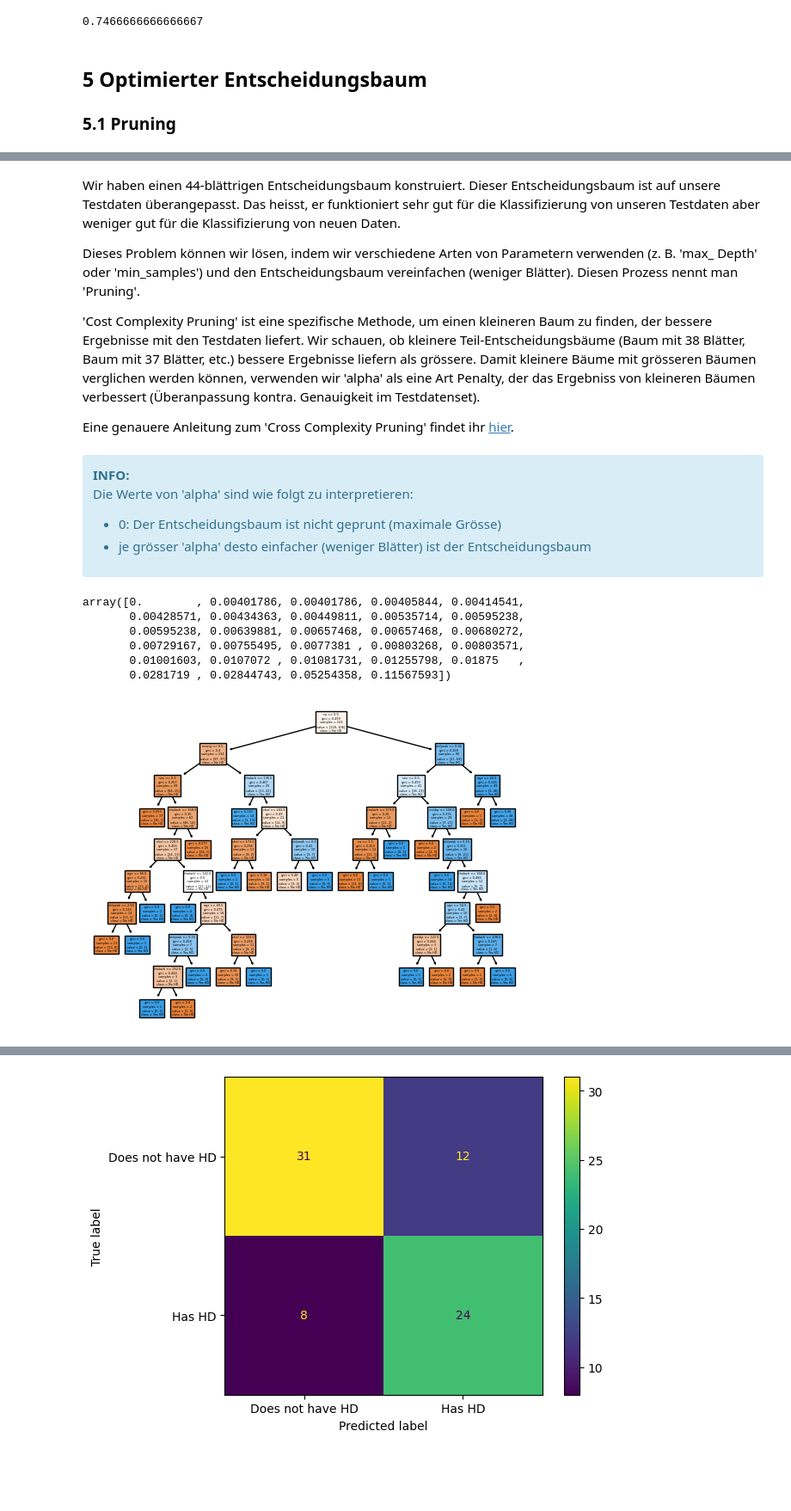
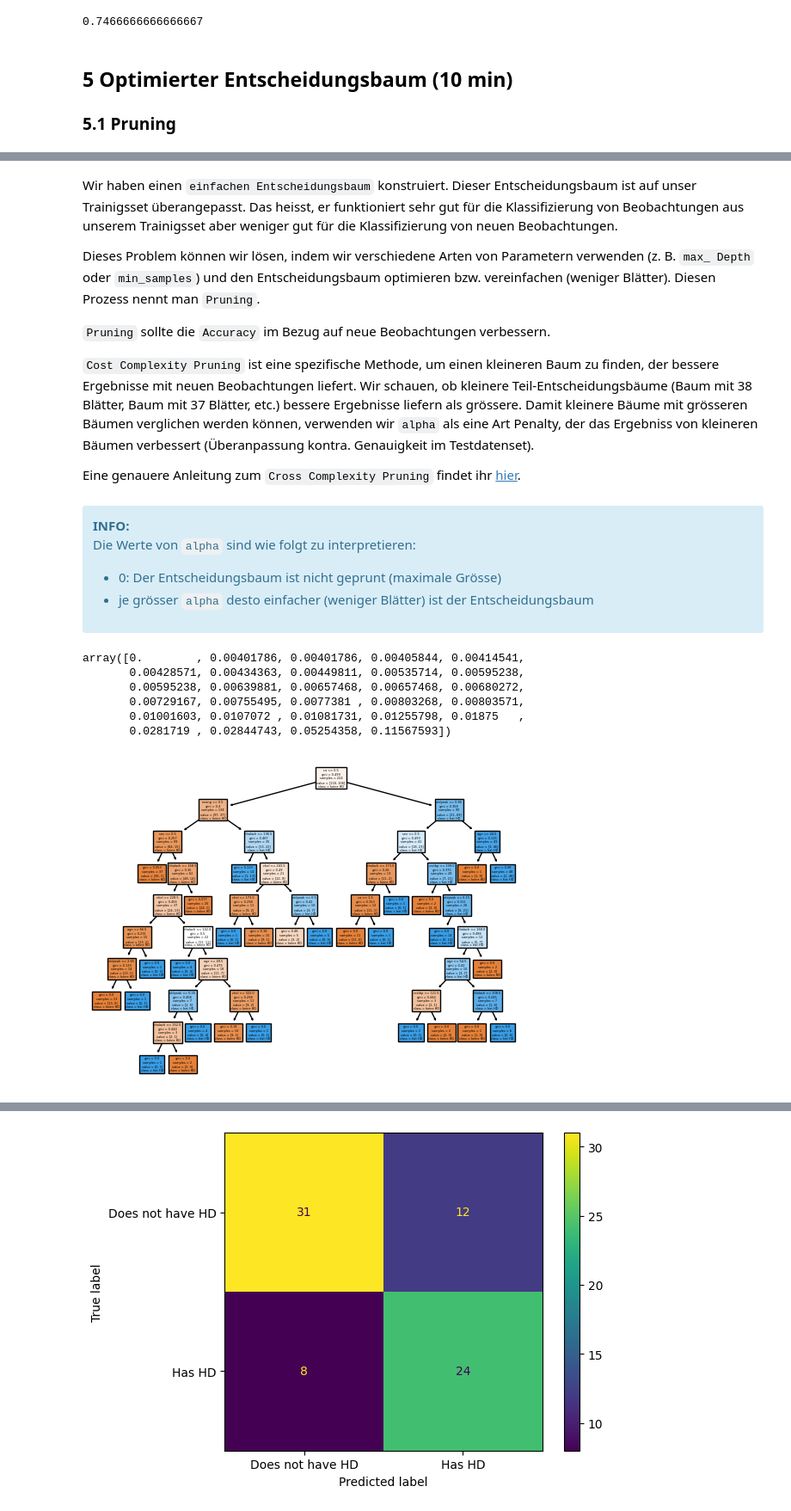
Before and after one commit to alles-grob/dc-jupyter-notebook-g, a Jupyter notebook: small_demo.ipynb, the cells around one changed output, grey strips where cells are left out. Shown at 86% size. Saved outputs shown, nothing was run; the diff lists cells and outputs as text; code cells hidden in the pictures; blank space fills up the shorter version.

````diff
--- a/small_demo.ipynb
+++ b/small_demo.ipynb
@@ -212,7 +213,6 @@ Wir haben gesehen, dass nur 4 Testobjekte in der Spalte 'ca' ein '?' enthalten.
 </div>
 # %%
 # Eigene Lösung:
-df_no_missing = df_start[df_start['ca'] != '?']
 # %%
 # hier prüfen wir, ob wir alle '?' entfernt haben
 df_no_missing['ca'].unique()
@@ -286,5 +288,5 @@ Ein generellese Vorgehen für die Kontruktion ist untenstehend beschrieben:
 # %%
 # DecisionTressClassifier() übernimmt für uns das erstellen eines Entscheidungsbaumes
 clf_dt_e = DecisionTreeClassifier(random_state=42)
-# .fit() weist dem Entscheidungsbaum ein Trainingsset zu
-clf_dt_e = clf_dt_e.fit(X_train, y_train)
+# .fit(X_train, y_train) weist dem Entscheidungsbaum ein Trainingsset (X und y) zu
+clf_dt_e.fit(X_train, y_train)
@@ -367,24 +371,26 @@ accuracy_score(y_true=y_test,
 # %% [output]
 0.7466666666666667
 # %% [markdown]
-## 5 Optimierter Entscheidungsbaum <a class="anchor" id="fifth-bullet"></a>
+## 5 Optimierter Entscheidungsbaum (10 min) <a class="anchor" id="fifth-bullet"></a>
 ### 5.1 Pruning
 # %% [markdown]
 ![alt text for screen readers](./pictures/ccp.png "Pruning").
 # %% [markdown]
-Wir haben einen 44-blättrigen Entscheidungsbaum konstruiert. Dieser Entscheidungsbaum ist auf unsere Testdaten überangepasst. Das heisst, er funktioniert sehr gut für die Klassifizierung von unseren Testdaten aber weniger gut für die Klassifizierung von neuen Daten.
+Wir haben einen ```einfachen Entscheidungsbaum``` konstruiert. Dieser Entscheidungsbaum ist auf unser Trainigsset überangepasst. Das heisst, er funktioniert sehr gut für die Klassifizierung von Beobachtungen aus unserem Trainigsset aber weniger gut für die Klassifizierung von neuen Beobachtungen.
 
-Dieses Problem können wir lösen, indem wir verschiedene Arten von Parametern verwenden (z. B. 'max_ Depth' oder 'min_samples') und den Entscheidungsbaum vereinfachen (weniger Blätter). Diesen Prozess nennt man 'Pruning'.
+Dieses Problem können wir lösen, indem wir verschiedene Arten von Parametern verwenden (z. B. ```max_ Depth``` oder ```min_samples```) und den Entscheidungsbaum optimieren bzw. vereinfachen (weniger Blätter). Diesen Prozess nennt man ```Pruning```.
 
-'Cost Complexity Pruning' ist eine spezifische Methode, um einen kleineren Baum zu finden, der bessere Ergebnisse mit den Testdaten liefert. Wir schauen, ob kleinere Teil-Entscheidungsbäume (Baum mit 38 Blätter, Baum mit 37 Blätter, etc.) bessere Ergebnisse liefern als grössere. Damit kleinere Bäume mit grösseren Bäumen verglichen werden können, verwenden wir 'alpha' als eine Art Penalty, der das Ergebniss von kleineren Bäumen verbessert (Überanpassung kontra. Genauigkeit im Testdatenset).
+```Pruning``` sollte die ```Accuracy``` im Bezug auf neue Beobachtungen verbessern.
 
-Eine genauere Anleitung zum 'Cross Complexity Pruning' findet ihr [hier](#anhang_1).
+```Cost Complexity Pruning``` ist eine spezifische Methode, um einen kleineren Baum zu finden, der bessere Ergebnisse mit neuen Beobachtungen liefert. Wir schauen, ob kleinere Teil-Entscheidungsbäume (Baum mit 38 Blätter, Baum mit 37 Blätter, etc.) bessere Ergebnisse liefern als grössere. Damit kleinere Bäume mit grösseren Bäumen verglichen werden können, verwenden wir ```alpha``` als eine Art Penalty, der das Ergebniss von kleineren Bäumen verbessert (Überanpassung kontra. Genauigkeit im Testdatenset).
+
+Eine genauere Anleitung zum ```Cross Complexity Pruning``` findet ihr [hier](#anhang_1).
 # %% [markdown]
 <div class="alert alert-block alert-info"> <b>INFO:</b>
 
-Die Werte von 'alpha' sind wie folgt zu interpretieren:
+Die Werte von ```alpha``` sind wie folgt zu interpretieren:
 - 0: Der Entscheidungsbaum ist nicht geprunt (maximale Grösse)
-- je grösser 'alpha' desto einfacher (weniger Blätter) ist der Entscheidungsbaum
+- je grösser ```alpha``` desto einfacher (weniger Blätter) ist der Entscheidungsbaum
 
 </div>
 # %%
@@ -403,20 +409,20 @@ array([0.        , 0.00401786, 0.00401786, 0.00405844, 0.00414541,
 # %%
 # wir konstruieren jetzt einen Tree mit 'alpha' = 0.00541298
 value_alpha = 0.00541298
 
 # definiere den Entscheidungsbaum
 clf_dt_new = DecisionTreeClassifier(random_state=0,
-                                ccp_alpha=value_alpha)
+                                    ccp_alpha=value_alpha)
 clf_dt_new.fit(X_train, y_train)
 
 # plote den Entscheidungsbaum
 plot_tree(decision_tree=clf_dt_new,
           filled=True,
-          class_names=["No HD", "Yes HD"],
+          class_names=["keine HD", "hat HD"],
           feature_names=X.columns)
 
 # plt.show() zeigt den Plot auf dem Bildschirm an
 plt.show()
 # %% [output]
-[figure, old version]
+[figure, new version]
 # %% [markdown]
````
Also changed, not shown: parts of 60 cells of this notebook, 1 other file.
